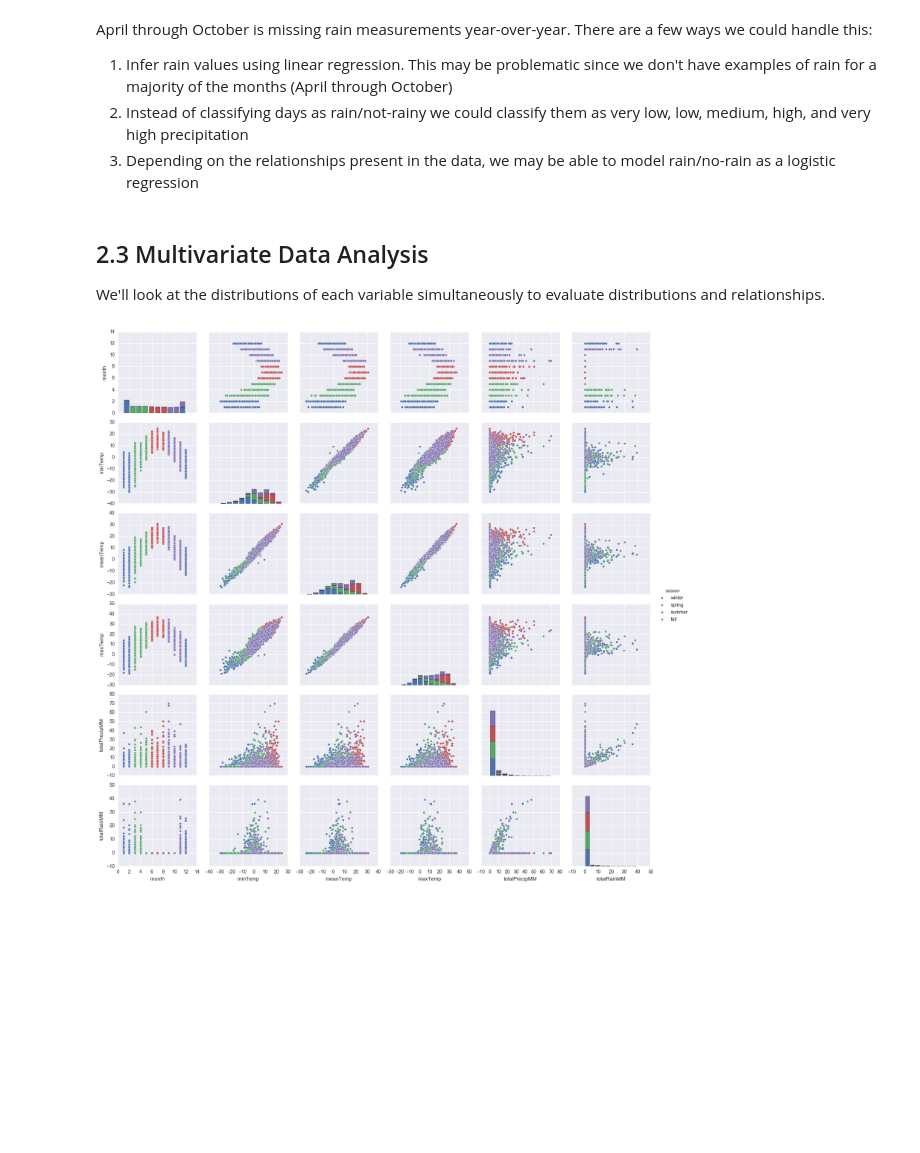
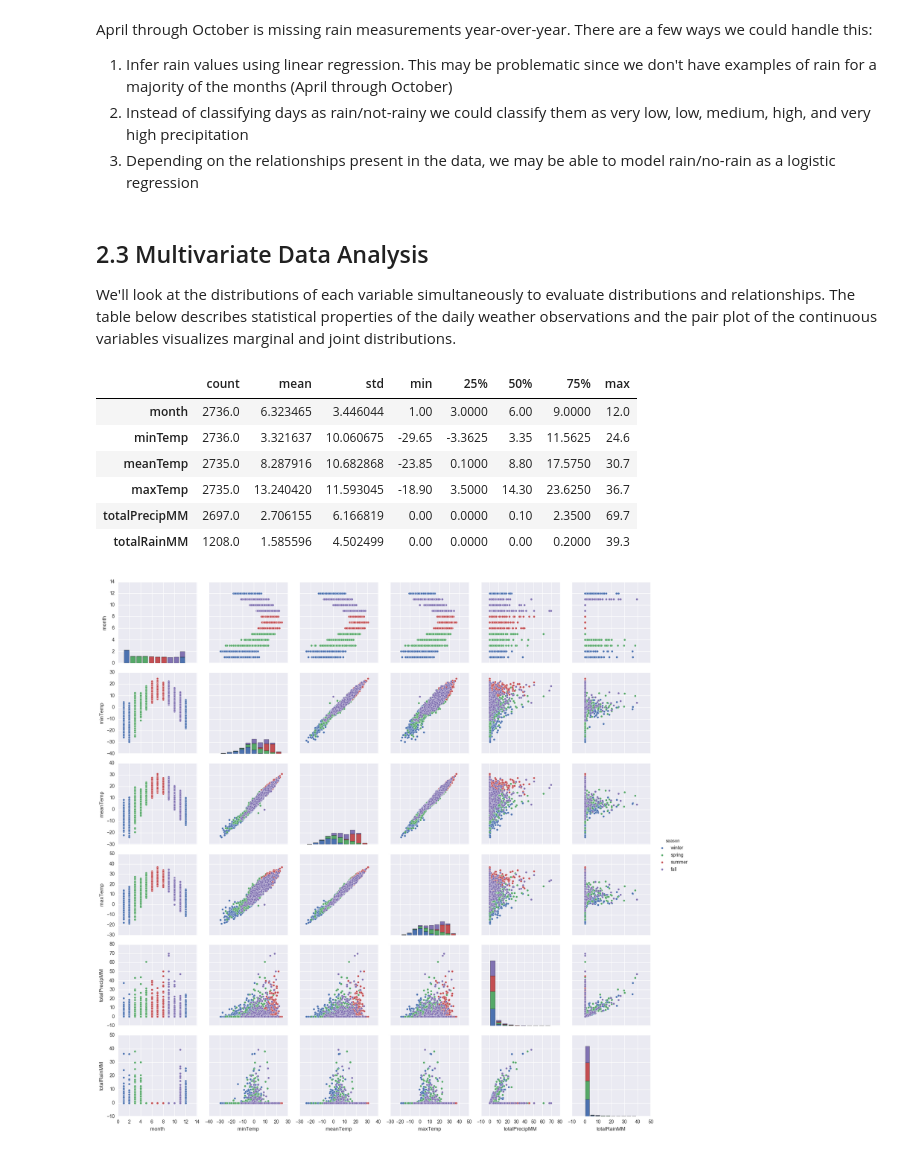
Before and after one commit to calvdee/analysis-london-ont-precipitation, a Jupyter notebook: notebooks/2. Exploratory Weather Data Analysis.ipynb, the cells around one changed output. Saved outputs shown, nothing was run; the diff lists cells and outputs as text; code cells hidden in the pictures; blank space fills up the shorter version.

```diff
--- a/notebooks/2. Exploratory Weather Data Analysis.ipynb
+++ b/notebooks/2. Exploratory Weather Data Analysis.ipynb
@@ -157,5 +157,24 @@ April through October is missing rain measurements year-over-year.  There are a
 3.  Depending on the relationships present in the data, we may be able to model rain/no-rain as a logistic regression
 # %% [markdown]
 ## 2.3 Multivariate Data Analysis
-We'll look at the distributions of each variable simultaneously to evaluate distributions and relationships.
+We'll look at the distributions of each variable simultaneously to evaluate distributions and relationships.  The table below describes statistical properties of the daily weather observations and the pair plot of the continuous variables visualizes marginal and joint distributions.
+# %%
+cont_vars = [
+  'month',
+  'season',
+  'minTemp',
+  'meanTemp',
+  'maxTemp',
+  'totalPrecipMM',
+  'totalRainMM'
+]
+df[cont_vars].describe().transpose()
+# %% [output]
+|  | count | mean | std | min | 25% | 50% | 75% | max |
+| month | 2736.0 | 6.323465 | 3.446044 | 1.00 | 3.0000 | 6.00 | 9.0000 | 12.0 |
+| minTemp | 2736.0 | 3.321637 | 10.060675 | -29.65 | -3.3625 | 3.35 | 11.5625 | 24.6 |
+| meanTemp | 2735.0 | 8.287916 | 10.682868 | -23.85 | 0.1000 | 8.80 | 17.5750 | 30.7 |
+| maxTemp | 2735.0 | 13.240420 | 11.593045 | -18.90 | 3.5000 | 14.30 | 23.6250 | 36.7 |
+| totalPrecipMM | 2697.0 | 2.706155 | 6.166819 | 0.00 | 0.0000 | 0.10 | 2.3500 | 69.7 |
+| totalRainMM | 1208.0 | 1.585596 | 4.502499 | 0.00 | 0.0000 | 0.00 | 0.2000 | 39.3 |
 # %%
```
Also changed, not shown: parts of 7 cells of this notebook, 10 other files.
